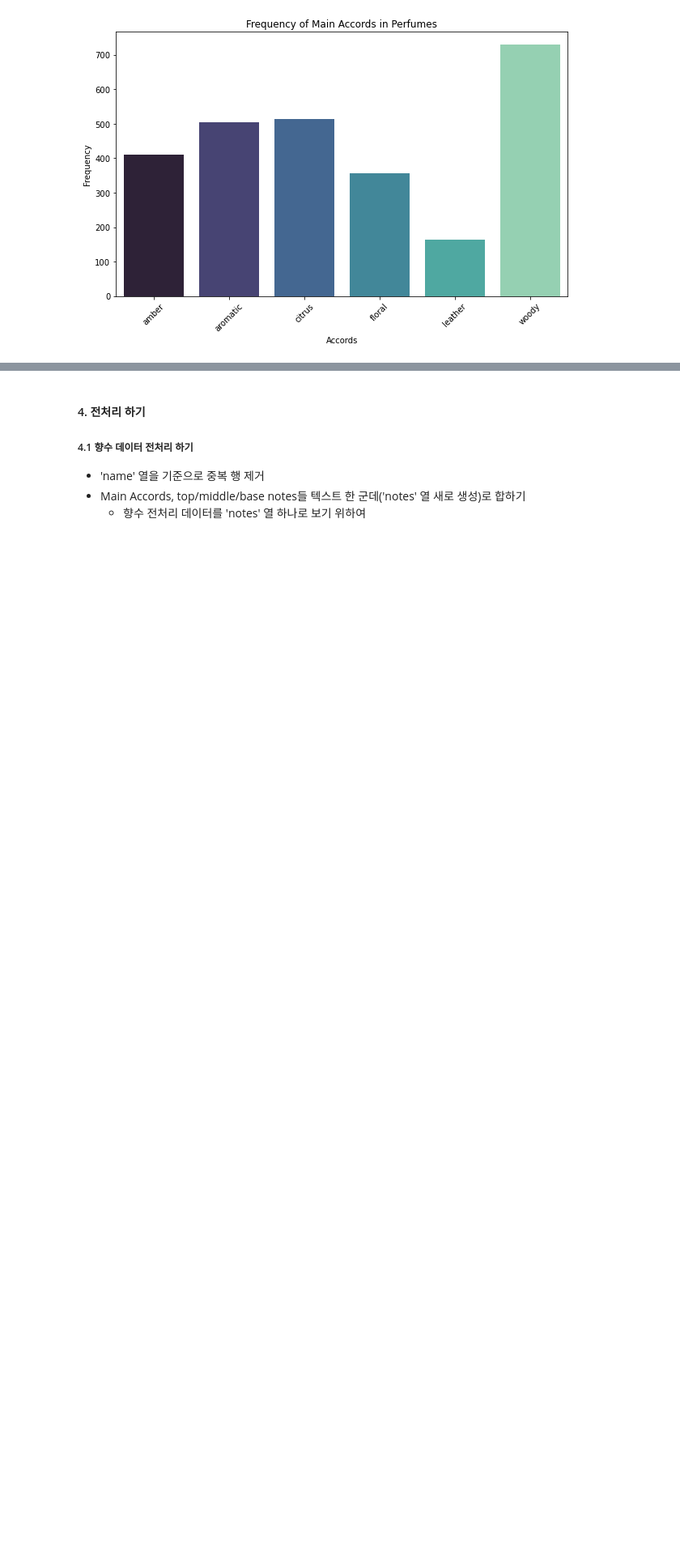
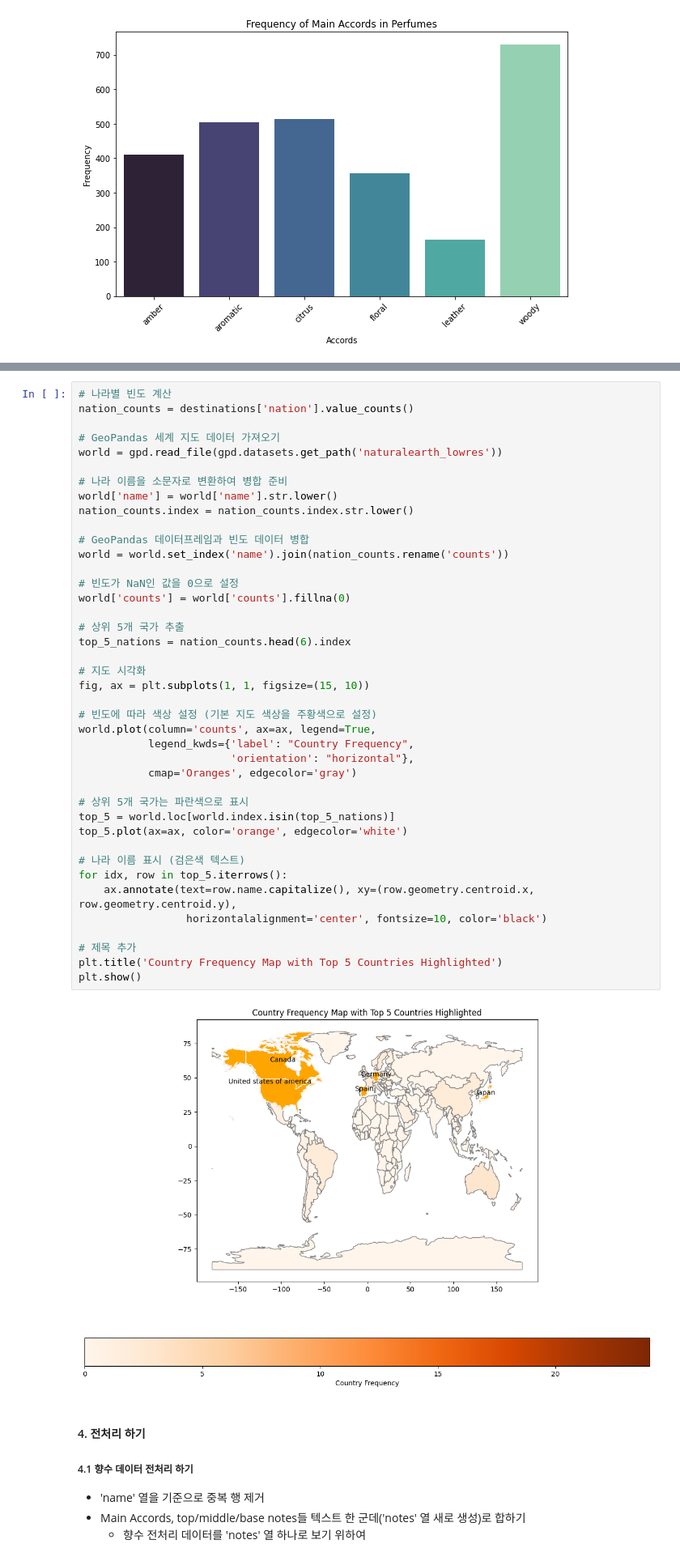
Before and after one commit to sohds/dontpergetme, a Jupyter notebook: Model/dontpergetme_recom_sys.ipynb, the cells around one changed output, grey strips where cells are left out. Shown: that part at 81% size. Saved outputs shown, nothing was run; the diff lists cells and outputs as text; blank space fills up the shorter version.

```diff
--- a/Model/dontpergetme_recom_sys.ipynb
+++ b/Model/dontpergetme_recom_sys.ipynb
@@ -122,3 +165,46 @@ plt.show()
+# %%
+# 나라별 빈도 계산
+nation_counts = destinations['nation'].value_counts()
+
+# GeoPandas 세계 지도 데이터 가져오기
+world = gpd.read_file(gpd.datasets.get_path('naturalearth_lowres'))
+
+# 나라 이름을 소문자로 변환하여 병합 준비
+world['name'] = world['name'].str.lower()
+nation_counts.index = nation_counts.index.str.lower()
+
+# GeoPandas 데이터프레임과 빈도 데이터 병합
+world = world.set_index('name').join(nation_counts.rename('counts'))
+
+# 빈도가 NaN인 값을 0으로 설정
+world['counts'] = world['counts'].fillna(0)
+
+# 상위 5개 국가 추출
+top_5_nations = nation_counts.head(6).index
+
+# 지도 시각화
+fig, ax = plt.subplots(1, 1, figsize=(15, 10))
+
+# 빈도에 따라 색상 설정 (기본 지도 색상을 주황색으로 설정)
+world.plot(column='counts', ax=ax, legend=True,
+           legend_kwds={'label': "Country Frequency",
+                        'orientation': "horizontal"},
+           cmap='Oranges', edgecolor='gray')
+
+# 상위 5개 국가는 파란색으로 표시
+top_5 = world.loc[world.index.isin(top_5_nations)]
+top_5.plot(ax=ax, color='orange', edgecolor='white')
+
+# 나라 이름 표시 (검은색 텍스트)
+for idx, row in top_5.iterrows():
+    ax.annotate(text=row.name.capitalize(), xy=(row.geometry.centroid.x, row.geometry.centroid.y),
+                 horizontalalignment='center', fontsize=10, color='black')
+
+# 제목 추가
+plt.title('Country Frequency Map with Top 5 Countries Highlighted')
+plt.show()
+# %% [output]
+[figure, added]
 # %% [markdown]
 #### 4. 전처리 하기
 ##### 4.1 향수 데이터 전처리 하기
```
Also changed, not shown: parts of 7 cells of this notebook.
